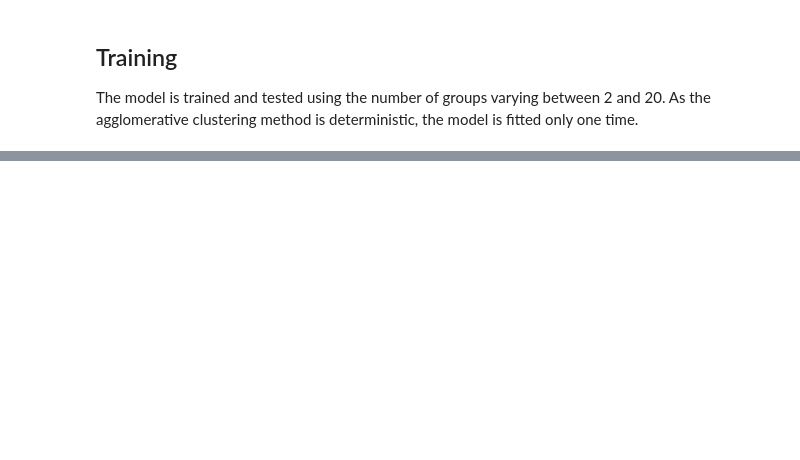
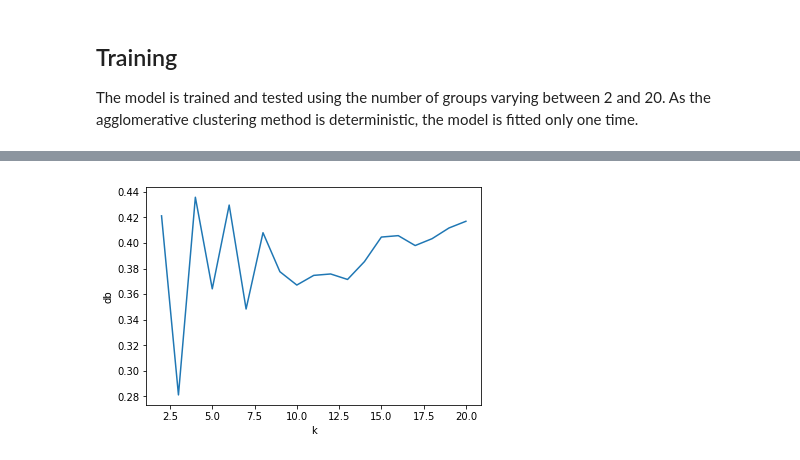
Before and after one commit to nymarya/school-budgets-for-education, a Jupyter notebook: notebooks/1_0_agglomerative_clustering.ipynb, the cells around one changed output, grey strips where cells are left out. Cells and saved outputs as stored; diff of their text form; code cells hidden in the pictures; blank space fills up the shorter version.

```diff
--- a/notebooks/1_0_agglomerative_clustering.ipynb
+++ b/notebooks/1_0_agglomerative_clustering.ipynb
@@ -199,0 +261,4 @@ results
+# %%
+ax = sns.lineplot("k", "db", data=results_df,markers=True)
+# %% [output]
+[figure, added]
```
Also changed, not shown: parts of 20 cells of this notebook.
